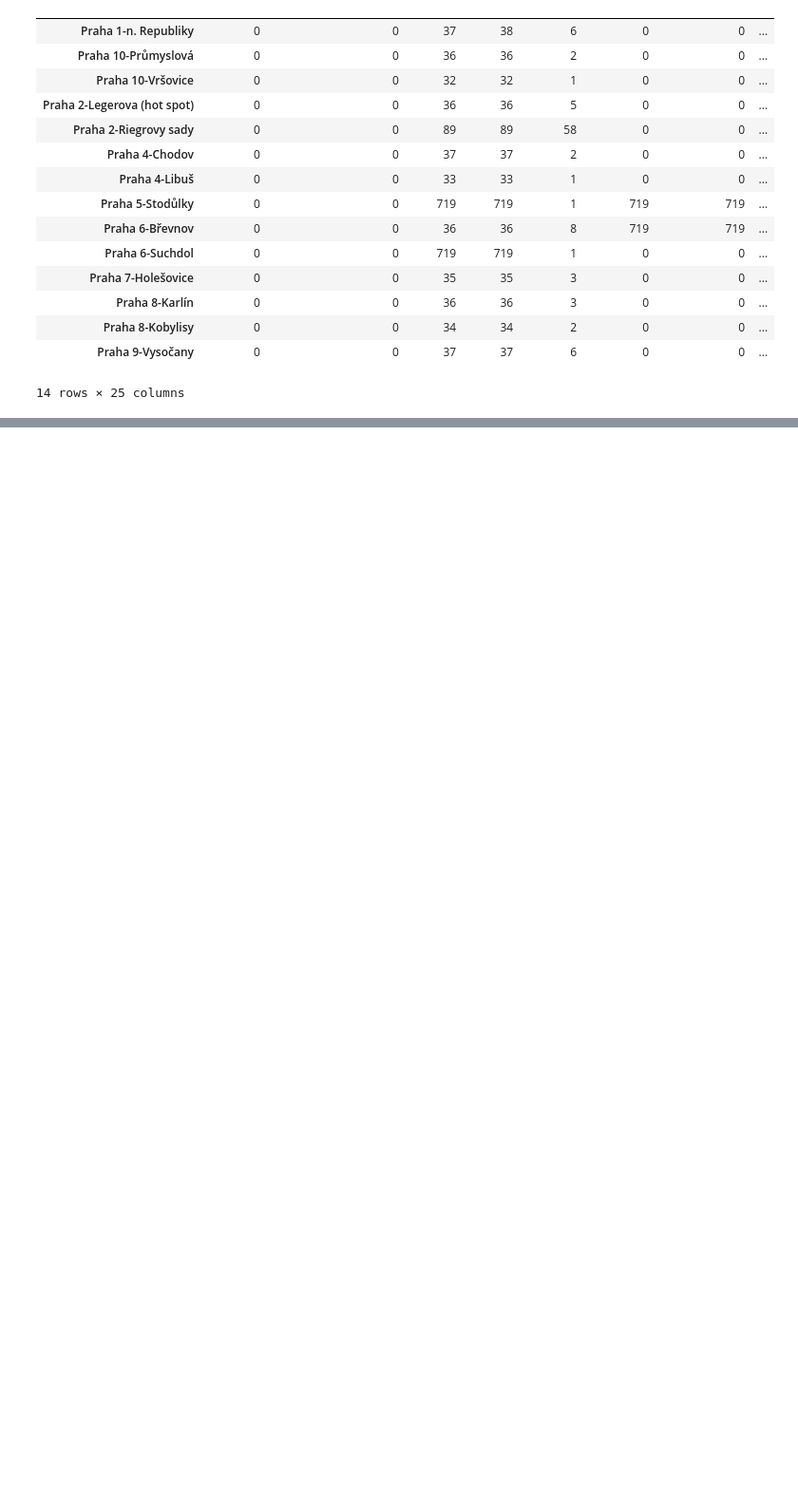
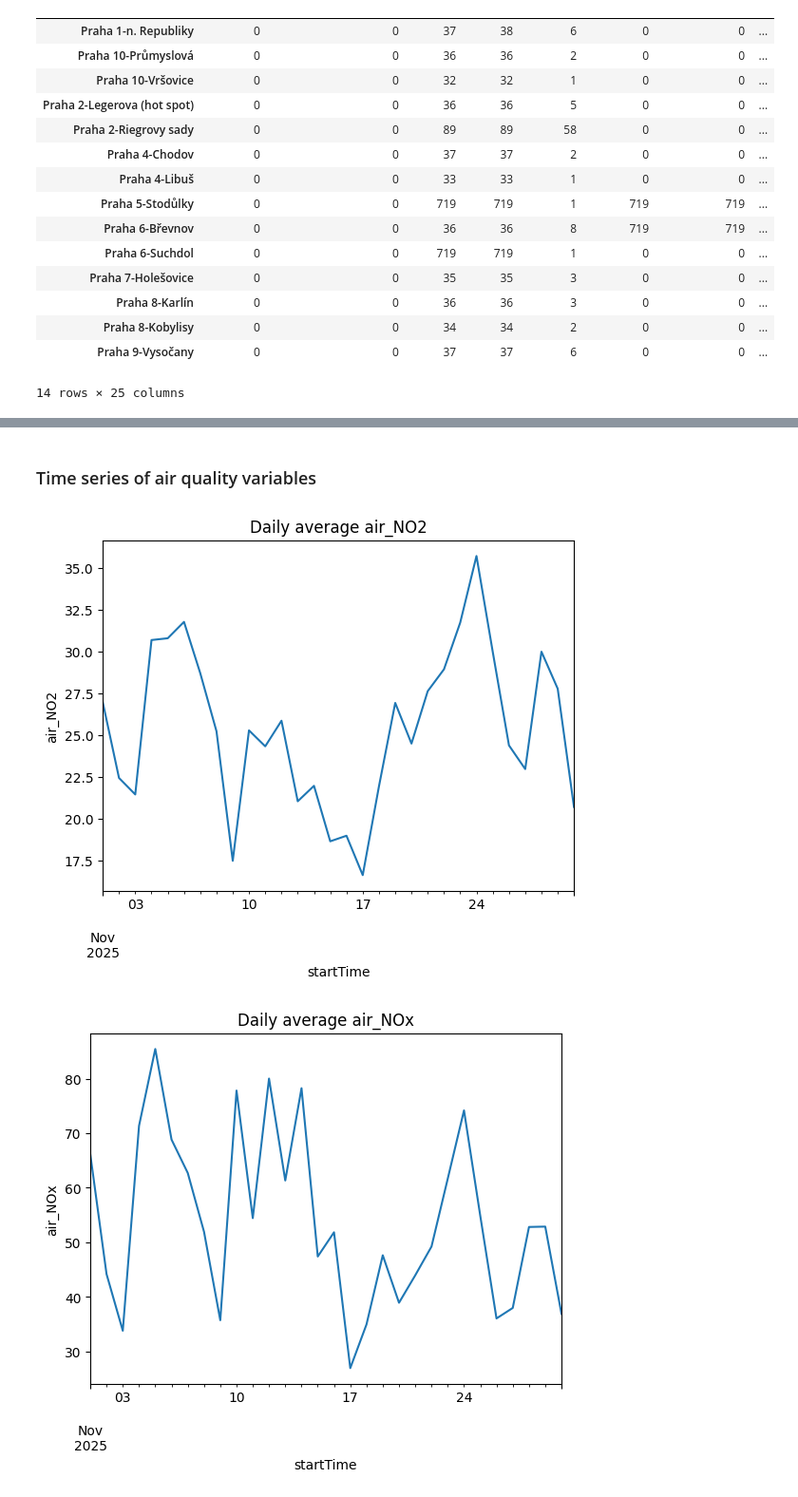
Before and after one commit to jayjay7788/Data-Processing-in-Python---Project, a Jupyter notebook: notebooks/data processing draft.ipynb, the cells around one changed output, grey strips where cells are left out. Shown at 95% size. Cells and saved outputs as stored; diff of their text form; code cells hidden in the pictures; blank space fills up the shorter version.

```diff
--- a/notebooks/data processing draft.ipynb
+++ b/notebooks/data processing draft.ipynb
@@ -803,0 +967,12 @@ missing_by_station_cleaned
+# %% [markdown]
+### Time series of air quality variables
+# %%
+for col in target_cols:
+    plt.figure()
+    df.set_index("startTime")[col].resample("D").mean().plot()
+    plt.title(f"Daily average {col}")
+    plt.ylabel(col)
+    plt.show()
+# %% [output]
+[figure, added]
+[figure, added]
```
Also changed, not shown: parts of 31 cells of this notebook, 1 other file.
